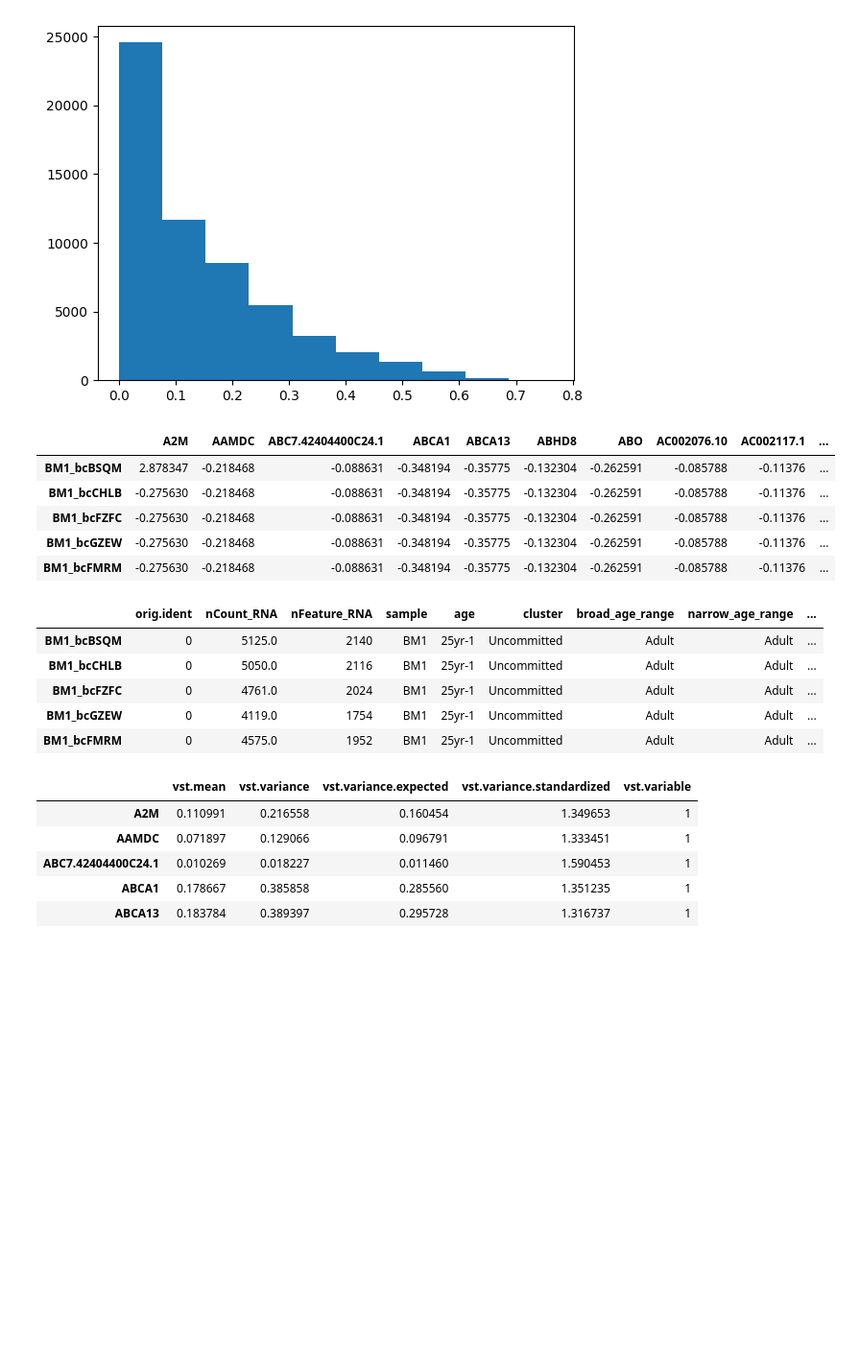
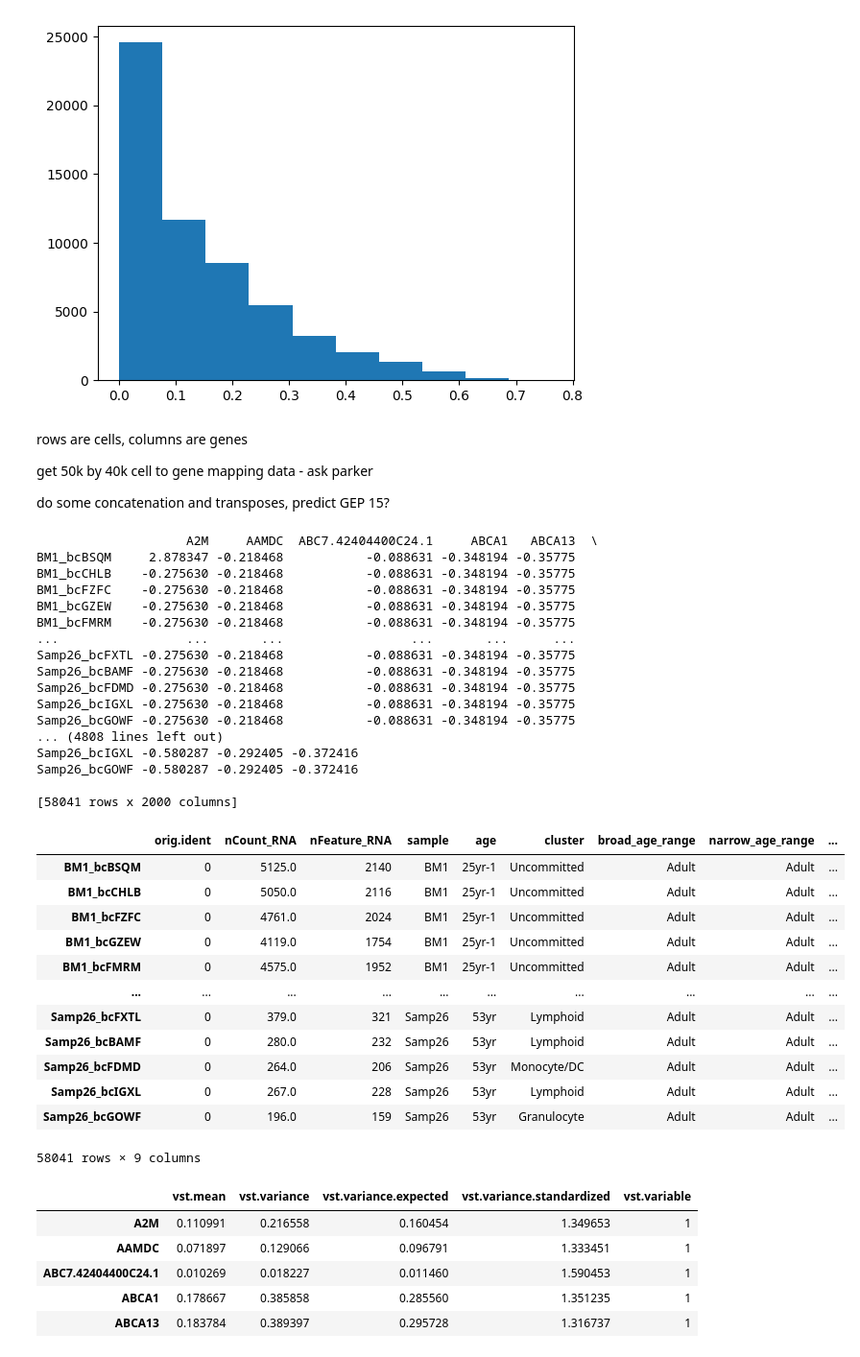
Before and after one commit to suchitbhayani/HSC-renewal, a Jupyter notebook: eda.ipynb, the cells around one changed output. Shown at 96% size. Saved outputs shown, nothing was run; the diff lists cells and outputs as text; code cells hidden in the pictures; blank space fills up the shorter version.

```diff
--- a/eda.ipynb
+++ b/eda.ipynb
@@ -86,24 +86,48 @@ cell_metadata_df = adata.obs
 
 # Extract gene metadata
 gene_metadata_df = adata.var
+# %% [markdown]
+rows are cells, columns are genes
+
+get 50k by 40k cell to gene mapping data - ask parker
+
+do some concatenation and transposes, predict GEP 15?
 # %%
-expression_df.head() # cell to gene mapping
+expression_df # cell to gene mapping
 # %% [output]
-|  | A2M | AAMDC | ABC7.42404400C24.1 | ABCA1 | ABCA13 | ABHD8 | ABO | AC002076.10 | AC002117.1 | ... |
-| BM1_bcBSQM | 2.878347 | -0.218468 | -0.088631 | -0.348194 | -0.35775 | -0.132304 | -0.262591 | -0.085788 | -0.11376 | ... |
-| BM1_bcCHLB | -0.275630 | -0.218468 | -0.088631 | -0.348194 | -0.35775 | -0.132304 | -0.262591 | -0.085788 | -0.11376 | ... |
-| BM1_bcFZFC | -0.275630 | -0.218468 | -0.088631 | -0.348194 | -0.35775 | -0.132304 | -0.262591 | -0.085788 | -0.11376 | ... |
-| BM1_bcGZEW | -0.275630 | -0.218468 | -0.088631 | -0.348194 | -0.35775 | -0.132304 | -0.262591 | -0.085788 | -0.11376 | ... |
-| BM1_bcFMRM | -0.275630 | -0.218468 | -0.088631 | -0.348194 | -0.35775 | -0.132304 | -0.262591 | -0.085788 | -0.11376 | ... |
+                    A2M     AAMDC  ABC7.42404400C24.1     ABCA1   ABCA13  \
+BM1_bcBSQM     2.878347 -0.218468           -0.088631 -0.348194 -0.35775
+BM1_bcCHLB    -0.275630 -0.218468           -0.088631 -0.348194 -0.35775
+BM1_bcFZFC    -0.275630 -0.218468           -0.088631 -0.348194 -0.35775
+BM1_bcGZEW    -0.275630 -0.218468           -0.088631 -0.348194 -0.35775
+BM1_bcFMRM    -0.275630 -0.218468           -0.088631 -0.348194 -0.35775
+...                 ...       ...                 ...       ...      ...
+Samp26_bcFXTL -0.275630 -0.218468           -0.088631 -0.348194 -0.35775
+Samp26_bcBAMF -0.275630 -0.218468           -0.088631 -0.348194 -0.35775
+Samp26_bcFDMD -0.275630 -0.218468           -0.088631 -0.348194 -0.35775
+Samp26_bcIGXL -0.275630 -0.218468           -0.088631 -0.348194 -0.35775
+Samp26_bcGOWF -0.275630 -0.218468           -0.088631 -0.348194 -0.35775
+... (4808 lines left out)
+Samp26_bcIGXL -0.580287 -0.292405 -0.372416
+Samp26_bcGOWF -0.580287 -0.292405 -0.372416
+
+[58041 rows x 2000 columns]
 # %%
-cell_metadata_df.head() # cell metadata
+cell_metadata_df # cell metadata
 # %% [output]
 |  | orig.ident | nCount_RNA | nFeature_RNA | sample | age | cluster | broad_age_range | narrow_age_range | ... |
 | BM1_bcBSQM | 0 | 5125.0 | 2140 | BM1 | 25yr-1 | Uncommitted | Adult | Adult | ... |
 | BM1_bcCHLB | 0 | 5050.0 | 2116 | BM1 | 25yr-1 | Uncommitted | Adult | Adult | ... |
 | BM1_bcFZFC | 0 | 4761.0 | 2024 | BM1 | 25yr-1 | Uncommitted | Adult | Adult | ... |
 | BM1_bcGZEW | 0 | 4119.0 | 1754 | BM1 | 25yr-1 | Uncommitted | Adult | Adult | ... |
 | BM1_bcFMRM | 0 | 4575.0 | 1952 | BM1 | 25yr-1 | Uncommitted | Adult | Adult | ... |
+| ... | ... | ... | ... | ... | ... | ... | ... | ... | ... |
+| Samp26_bcFXTL | 0 | 379.0 | 321 | Samp26 | 53yr | Lymphoid | Adult | Adult | ... |
+| Samp26_bcBAMF | 0 | 280.0 | 232 | Samp26 | 53yr | Lymphoid | Adult | Adult | ... |
+| Samp26_bcFDMD | 0 | 264.0 | 206 | Samp26 | 53yr | Monocyte/DC | Adult | Adult | ... |
+| Samp26_bcIGXL | 0 | 267.0 | 228 | Samp26 | 53yr | Lymphoid | Adult | Adult | ... |
+| Samp26_bcGOWF | 0 | 196.0 | 159 | Samp26 | 53yr | Granulocyte | Adult | Adult | ... |
+58041 rows × 9 columns
 # %%
 gene_metadata_df.head() # gene metadata
 # %% [output]
```
Also changed, not shown: 4 other files.
